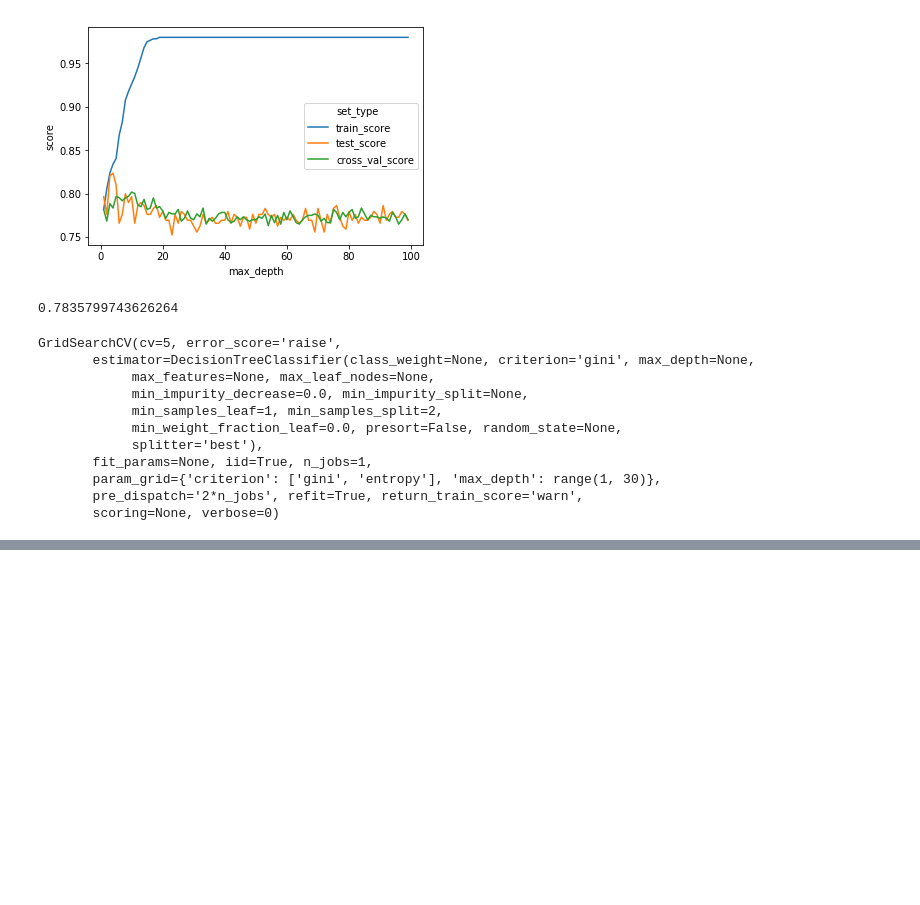
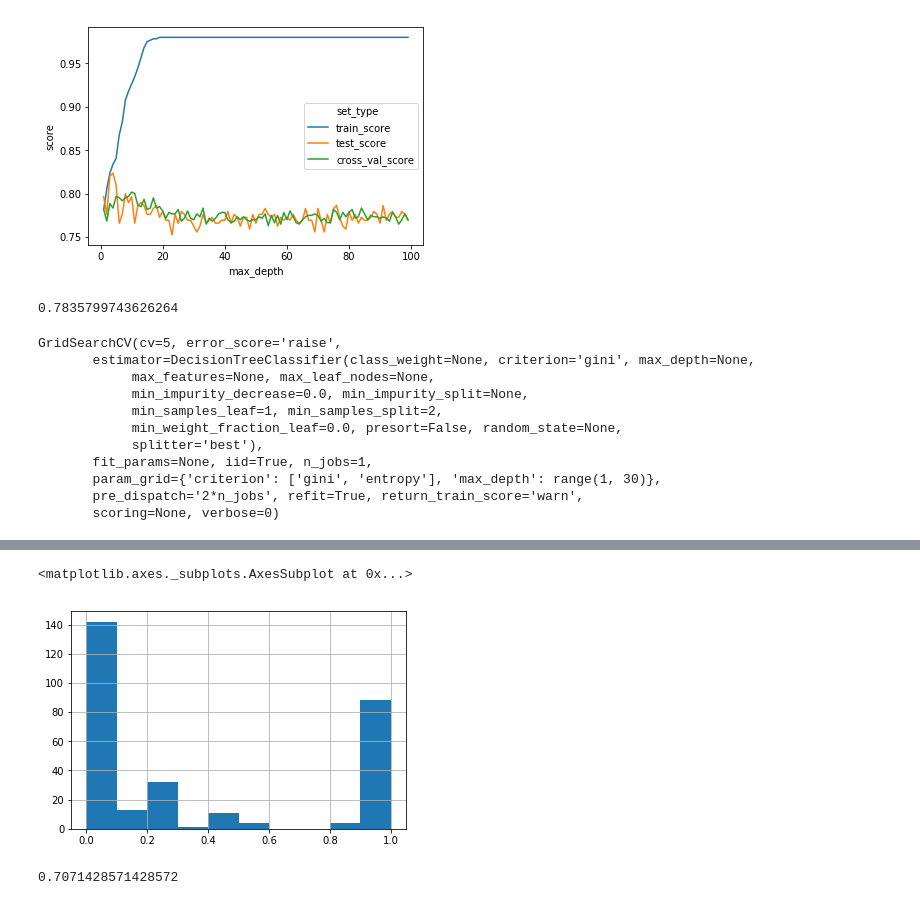
Before and after one commit to user-vi/python_stepik_org, a Jupyter notebook: Part 2 - tree.ipynb, the cells around one changed output, grey strips where cells are left out. Drawn from its saved outputs; the diff is of its cells as text; code cells hidden in the pictures; blank space fills up the shorter version.

```diff
--- a/Part 2 - tree.ipynb
+++ b/Part 2 - tree.ipynb
@@ -324,0 +332,2 @@ recall_score(y_test, y_pred)
+# %%
+y_predicted_prob = best_clf.predict_proba(X_test)
@@ -324,0 +356,6 @@ recall_score(y_test, y_pred)
+# %%
+# выберем вторую колонку и построим гистограмму
+pd.Series(y_predicted_prob[:, 1]).hist()
+# %% [output]
+<matplotlib.axes._subplots.AxesSubplot at 0x...>
+[figure, added]
@@ -324,0 +365,4 @@ recall_score(y_test, y_pred)
+# %%
+precision_score(y_test, y_pred_new)
+# %% [output]
+0.7071428571428572
```
Also changed, not shown: parts of 12 cells of this notebook, 1 other file.
